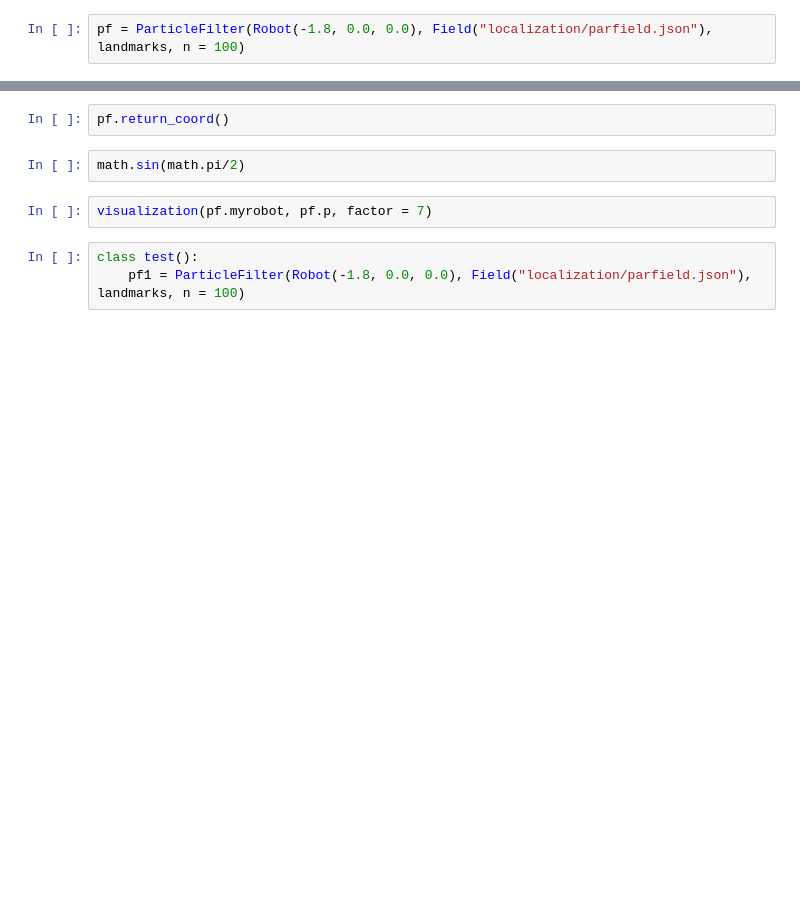
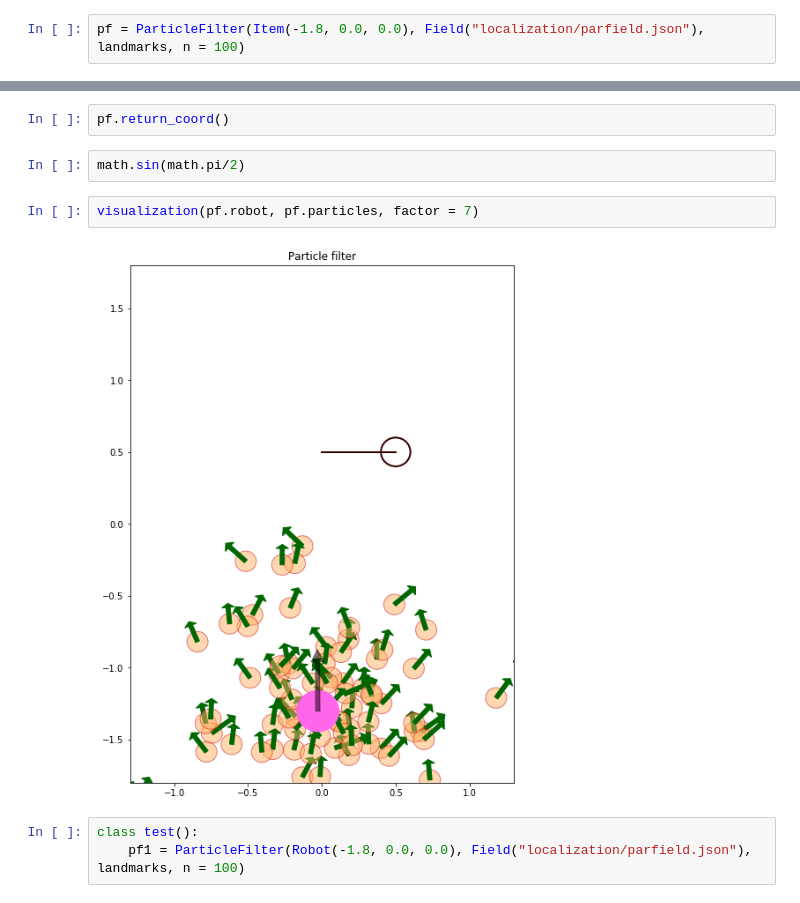
Before and after one commit to StarkitRobots/kondo_mv, a Jupyter notebook: test_for_localization.ipynb, the cells around one changed output, grey strips where cells are left out. Cells and saved outputs as stored; diff of their text form; blank space fills up the shorter version.

Commit message:
creating class item

```diff
--- a/test_for_localization.ipynb
+++ b/test_for_localization.ipynb
@@ -15,7 +15,7 @@ with open("localization/landmarks.json", "r") as f:
             landmarks = json.loads(f.read())
 from pf_visualization import visualization
 # %%
-pf = ParticleFilter(Robot(-1.8, 0.0, 0.0), Field("localization/parfield.json"), landmarks, n = 100)
+pf = ParticleFilter(Item(-1.8, 0.0, 0.0), Field("localization/parfield.json"), landmarks, n = 100)
 # %%
 shift = {'shift_x':0.5, 'shift_y':0.01, 'shift_yaw':0}
 observations = {"yellow_posts":[[1.8, 0.55],[1.8, -0.55]], "blue_posts":[], "lines":[], "penalty":[]}
@@ -36,7 +36,9 @@ pf.return_coord()
 # %%
 math.sin(math.pi/2)
 # %%
-visualization(pf.myrobot, pf.p, factor = 7)
+visualization(pf.robot, pf.particles, factor = 7)
+# %% [output]
+[figure, added]
 # %%
 class test():
     pf1 = ParticleFilter(Robot(-1.8, 0.0, 0.0), Field("localization/parfield.json"), landmarks, n = 100)
```
Also changed, not shown: parts of 1 cell of this notebook, 5 other files.
